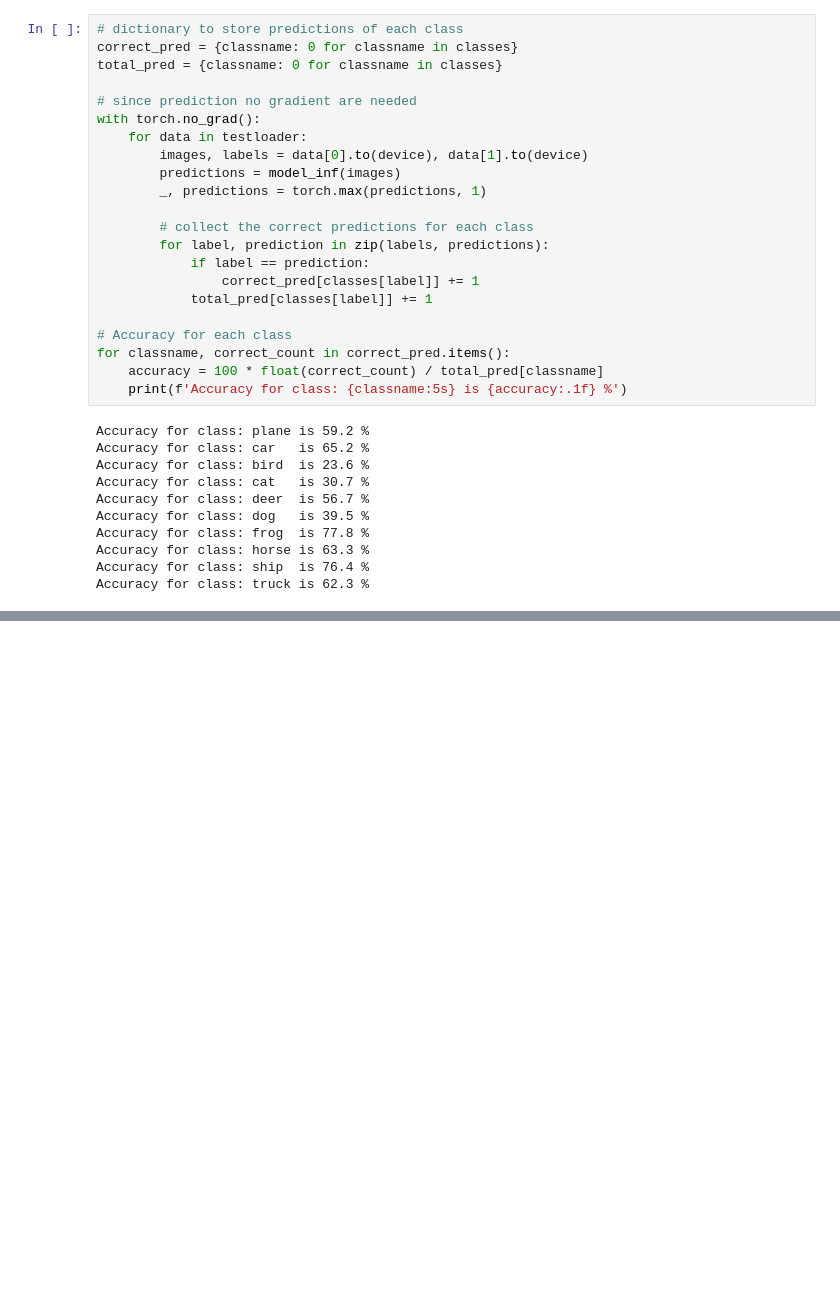
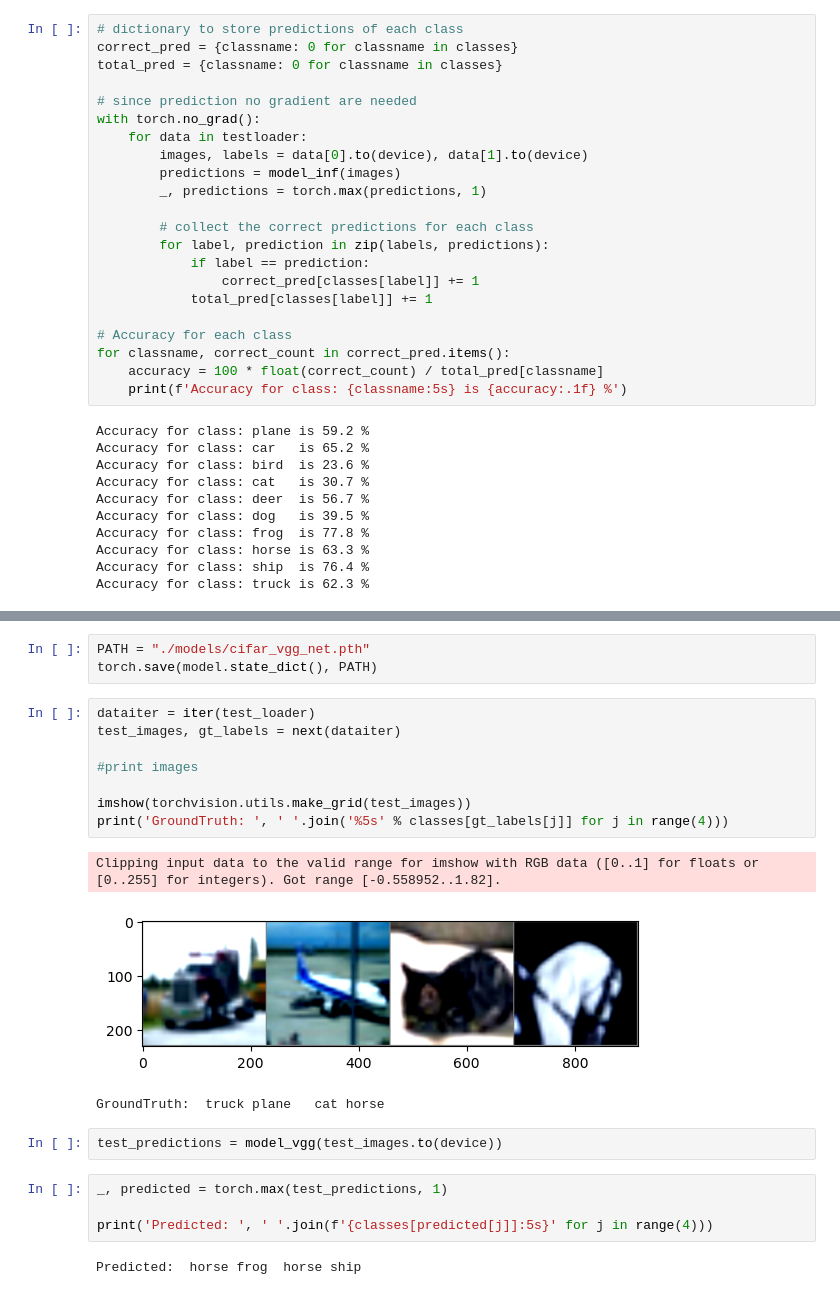
Before and after one commit to DilankaYasith/Cifar10CNN, a Jupyter notebook: cifar-10-cnn-classification.ipynb, the cells around one changed output, grey strips where cells are left out. Drawn from its saved outputs; the diff is of its cells as text; blank space fills up the shorter version.

```diff
--- a/cifar-10-cnn-classification.ipynb
+++ b/cifar-10-cnn-classification.ipynb
@@ -262,0 +529,23 @@ Accuracy for class: truck is 62.3 %
+# %%
+PATH = "./models/cifar_vgg_net.pth"
+torch.save(model.state_dict(), PATH)
+# %%
+dataiter = iter(test_loader)
+test_images, gt_labels = next(dataiter)
+
+#print images
+
+imshow(torchvision.utils.make_grid(test_images))
+print('GroundTruth: ', ' '.join('%5s' % classes[gt_labels[j]] for j in range(4)))
+# %% [output]
+Clipping input data to the valid range for imshow with RGB data ([0..1] for floats or [0..255] for integers). Got range [-0.558952..1.82].
+[figure, added]
+GroundTruth:  truck plane   cat horse
+# %%
+test_predictions = model_vgg(test_images.to(device))
+# %%
+_, predicted = torch.max(test_predictions, 1)
+
+print('Predicted: ', ' '.join(f'{classes[predicted[j]]:5s}' for j in range(4)))
+# %% [output]
+Predicted:  horse frog  horse ship
```
Also changed, not shown: parts of 10 cells of this notebook, 2 other files.
